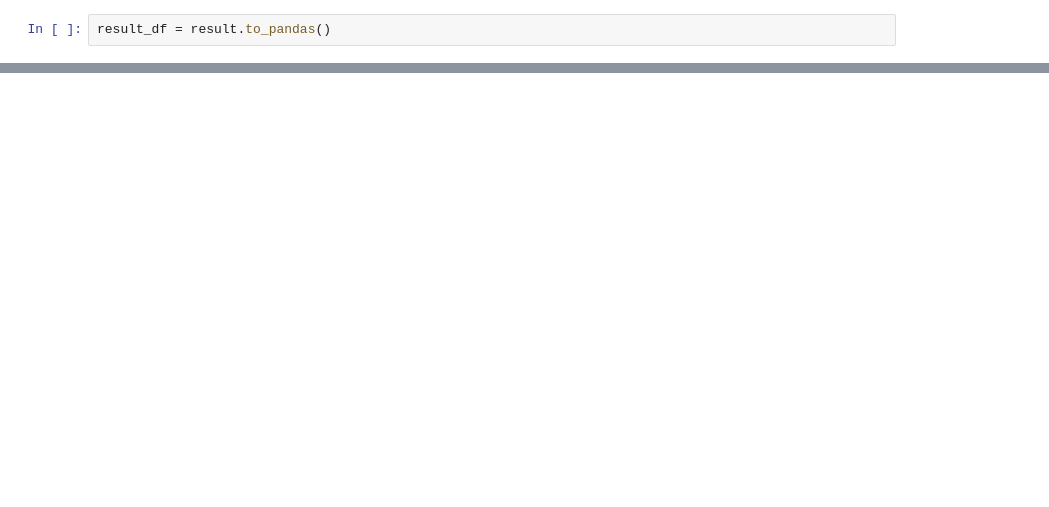
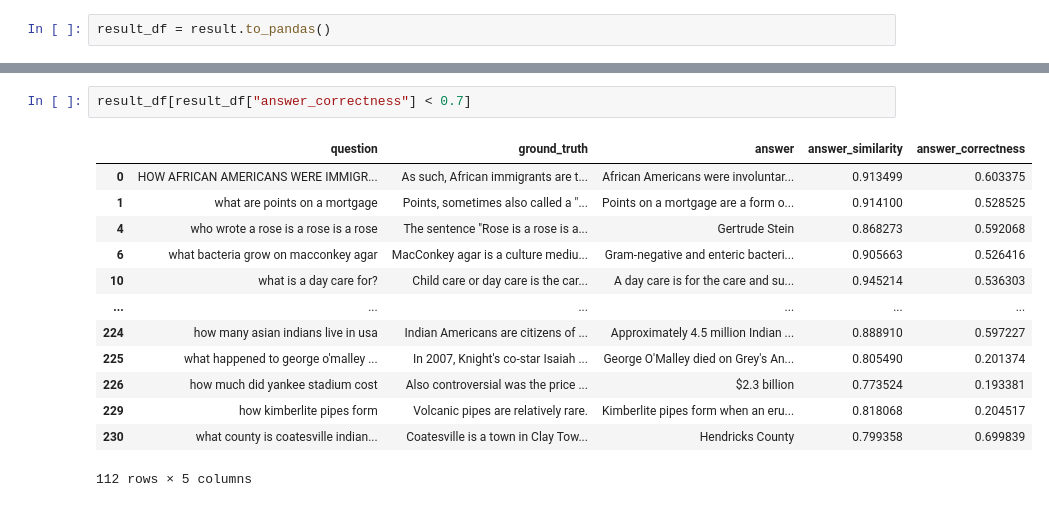
Before and after one commit to mongodb-developer/GenAI-Showcase, a Jupyter notebook: notebooks/evals/ragas-evaluation.ipynb, the cells around one changed output, grey strips where cells are left out. Cells and saved outputs as stored; diff of their text form; blank space fills up the shorter version.

```diff
--- a/notebooks/evals/ragas-evaluation.ipynb
+++ b/notebooks/evals/ragas-evaluation.ipynb
@@ -349,4 +350,20 @@ result_df.head(5)
 | 4 | who wrote a rose is a rose is a rose | The sentence "Rose is a rose is a... | Gertrude Stein | 0.868273 | 0.592068 |
+# %%
+result_df[result_df["answer_correctness"] < 0.7]
+# %% [output]
+|  | question | ground_truth | answer | answer_similarity | answer_correctness |
+| 0 | HOW AFRICAN AMERICANS WERE IMMIGR... | As such, African immigrants are t... | African Americans were involuntar... | 0.913499 | 0.603375 |
+| 1 | what are points on a mortgage | Points, sometimes also called a "... | Points on a mortgage are a form o... | 0.914100 | 0.528525 |
+| 4 | who wrote a rose is a rose is a rose | The sentence "Rose is a rose is a... | Gertrude Stein | 0.868273 | 0.592068 |
+| 6 | what bacteria grow on macconkey agar | MacConkey agar is a culture mediu... | Gram-negative and enteric bacteri... | 0.905663 | 0.526416 |
+| 10 | what is a day care for? | Child care or day care is the car... | A day care is for the care and su... | 0.945214 | 0.536303 |
+| ... | ... | ... | ... | ... | ... |
+| 224 | how many asian indians live in usa | Indian Americans are citizens of ... | Approximately 4.5 million Indian ... | 0.888910 | 0.597227 |
+| 225 | what happened to george o'malley ... | In 2007, Knight's co-star Isaiah ... | George O'Malley died on Grey's An... | 0.805490 | 0.201374 |
+| 226 | how much did yankee stadium cost | Also controversial was the price ... | $2.3 billion | 0.773524 | 0.193381 |
+| 229 | how kimberlite pipes form | Volcanic pipes are relatively rare. | Kimberlite pipes form when an eru... | 0.818068 | 0.204517 |
+| 230 | what county is coatesville indian... | Coatesville is a town in Clay Tow... | Hendricks County | 0.799358 | 0.699839 |
+112 rows × 5 columns
 # %%
 import seaborn as sns
 import matplotlib.pyplot as plt
```
Also changed, not shown: parts of 7 cells of this notebook.
